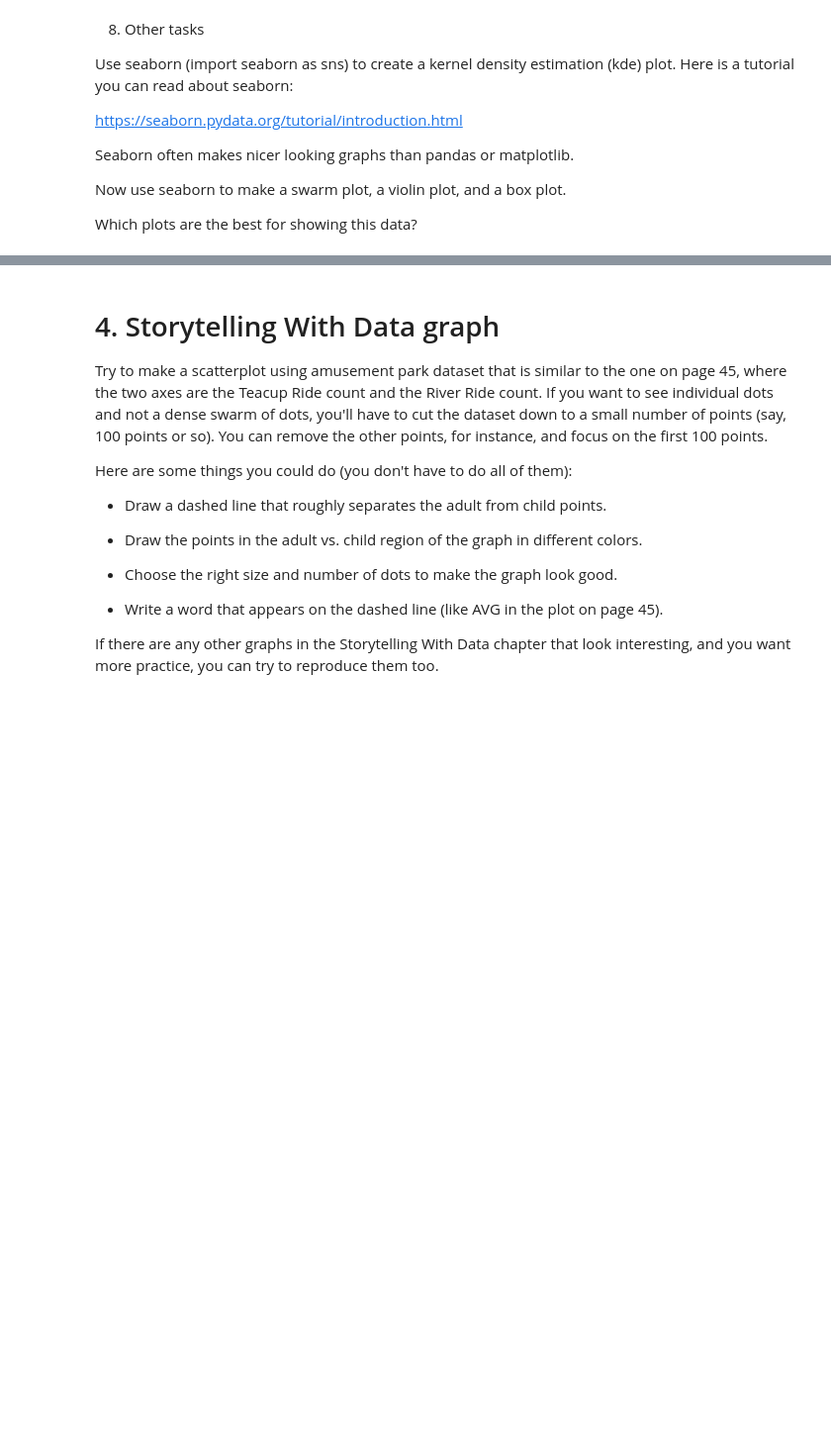
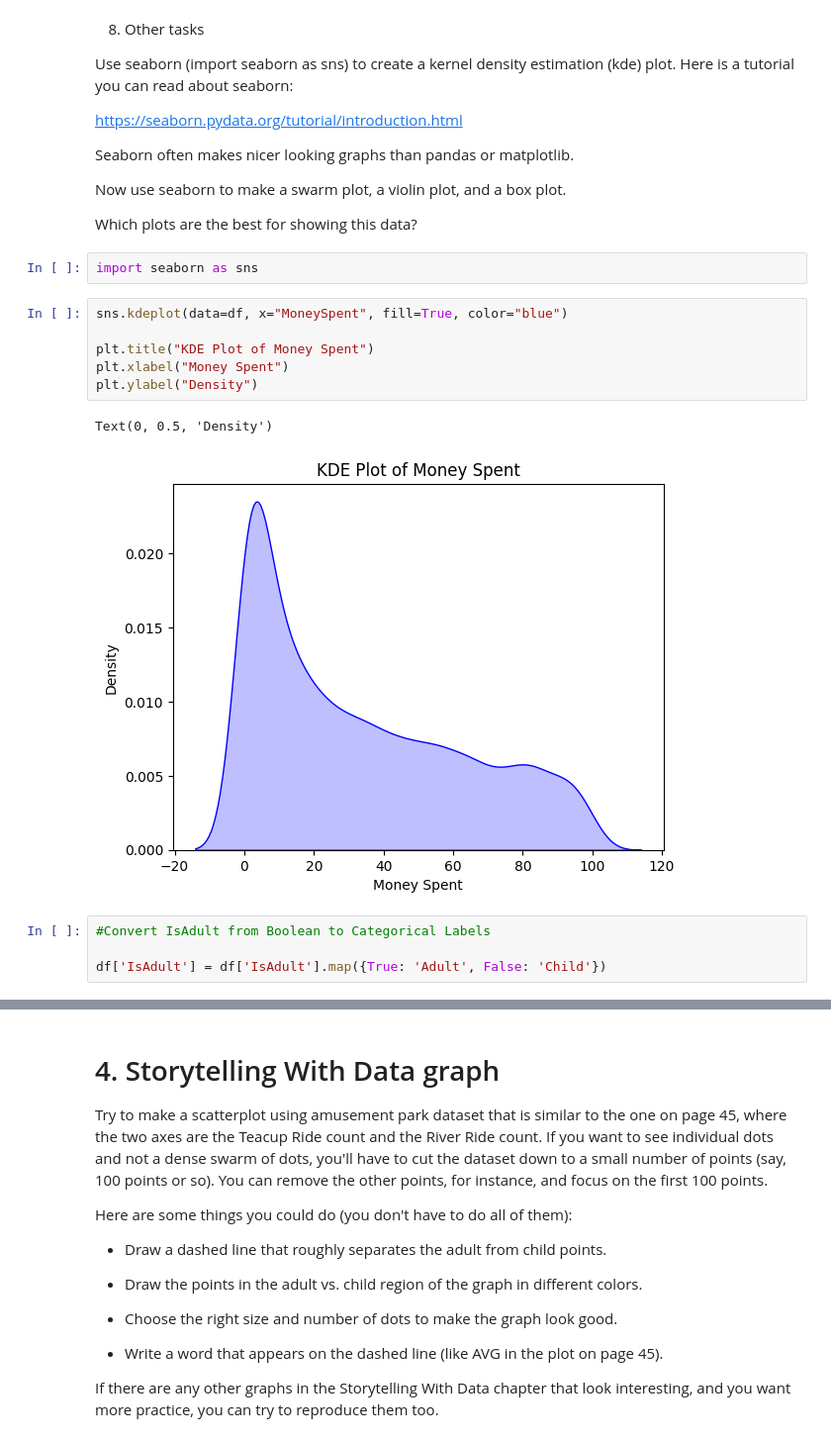
Before and after one commit to Rocking-Priya/2025-spring-B2, a Jupyter notebook: Week3.ipynb, the cells around one changed output, grey strips where cells are left out. Shown at 99% size. Saved outputs shown, nothing was run; the diff lists cells and outputs as text; blank space fills up the shorter version.

```diff
--- a/Week3.ipynb
+++ b/Week3.ipynb
@@ -429,3 +429,18 @@ Seaborn often makes nicer looking graphs than pandas or matplotlib.
 Now use seaborn to make a swarm plot, a violin plot, and a box plot.
 
 Which plots are the best for showing this data?
+# %%
+import seaborn as sns
+# %%
+sns.kdeplot(data=df, x="MoneySpent", fill=True, color="blue")
+
+plt.title("KDE Plot of Money Spent")
+plt.xlabel("Money Spent")
+plt.ylabel("Density")
+# %% [output]
+Text(0, 0.5, 'Density')
+[figure, added]
+# %%
+#Convert IsAdult from Boolean to Categorical Labels
+
+df['IsAdult'] = df['IsAdult'].map({True: 'Adult', False: 'Child'})
```
Also changed, not shown: parts of 5 cells of this notebook.
